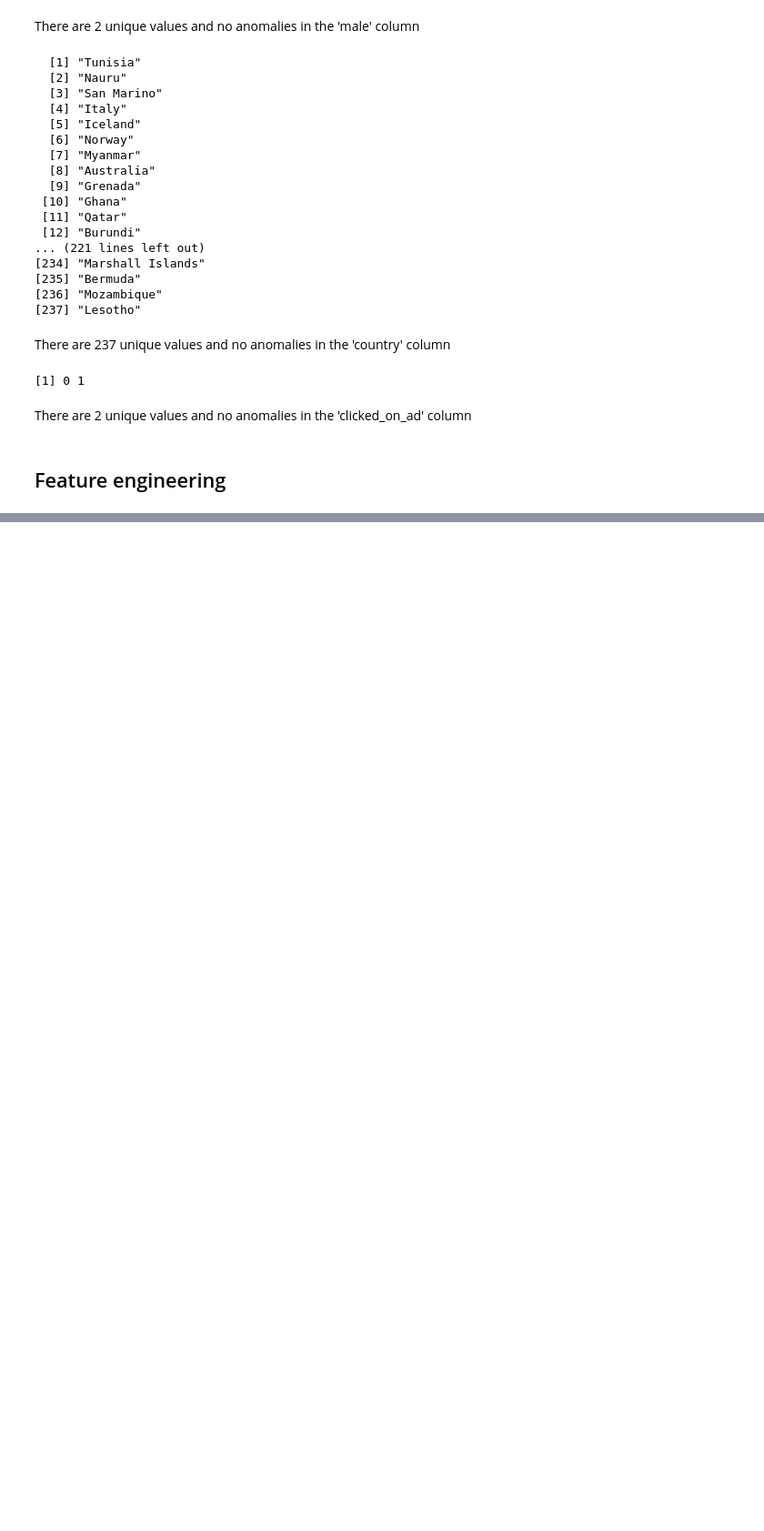
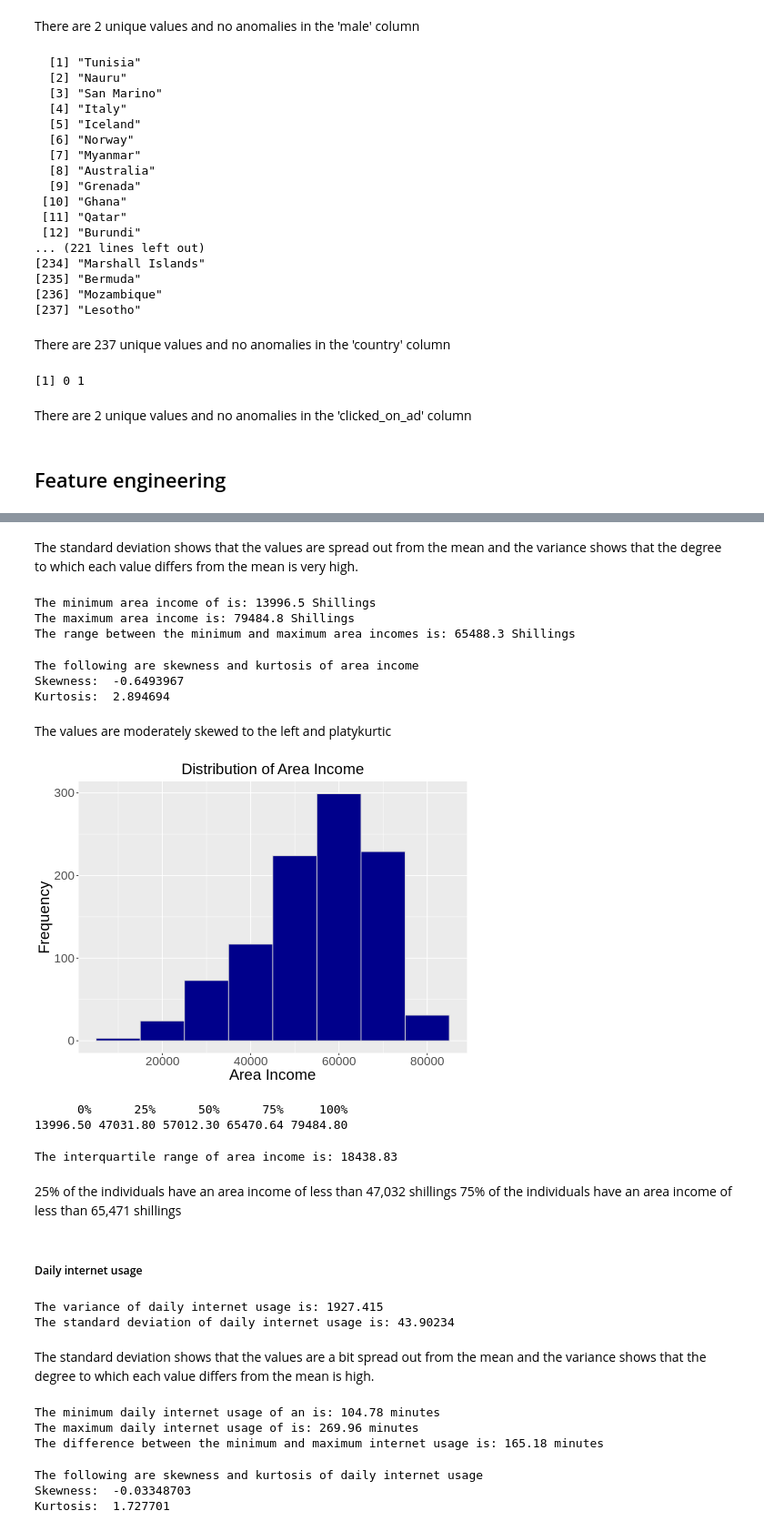
Before and after one commit to WambuiKahuthu/MORINGA_CORE_WEEK12_EDA_R, a Jupyter notebook: Week_12_IP.ipynb, the cells around one changed output, grey strips where cells are left out. Shown at 91% size. Saved outputs shown, nothing was run; the diff lists cells and outputs as text; code cells hidden in the pictures; blank space fills up the shorter version.

```diff
--- a/Week_12_IP.ipynb
+++ b/Week_12_IP.ipynb
@@ -316,0 +498,74 @@ pie(clicked, labels = lbls,
+# %% [markdown]
+The standard deviation shows that the values are spread out from the mean and the variance shows that the degree to which each value differs from the mean is very high.
+# %%
+# compute the range, and the minimum and maximum values in 'area_income' column
+cat("The minimum area income of is:", min(data$area_income),'Shillings', '\n')
+cat("The maximum area income is:", max(data$area_income),'Shillings', '\n')
+cat('The range between the minimum and maximum area incomes is:', (max(data$area_income)-min(data$area_income)),'Shillings')
+# %% [output]
+The minimum area income of is: 13996.5 Shillings
+The maximum area income is: 79484.8 Shillings
+The range between the minimum and maximum area incomes is: 65488.3 Shillings
+# %%
+# compute the skewness and kurtosis of values in the 'area_income' column
+cat('The following are skewness and kurtosis of area income', '\n')
+cat("Skewness: ", skewness(data$area_income), '\n')
+cat("Kurtosis: ", kurtosis(data$area_income), '\n')
+# %% [output]
+The following are skewness and kurtosis of area income
+Skewness:  -0.6493967
+Kurtosis:  2.894694
+# %% [markdown]
+The values are moderately skewed to the left and platykurtic
+# %%
+# plot a histogram to visualize the distribution of values in 'area_income' column
+
+options(repr.plot.width = 8, repr.plot.height = 6)
+p = data %>% ggplot(aes(x = area_income ))
+
+p + geom_histogram(color="lightgray", fill="darkblue", binwidth = 10000) +
+    labs(title = "Distribution of Area Income", x = "Area Income", y = "Frequency") +
+    theme(axis.title = element_text(size = 20),
+          axis.text = element_text(size=16),
+          plot.title = element_text(hjust = 0.5, size = 20))
+# %% [output]
+[figure, added]
+# %%
+# compute the quantiles and interquartile range of the values in the 'area_income' column
+quantile(data$area_income)
+cat('The interquartile range of area income is:',IQR(data$area_income))
+# %% [output]
+      0%      25%      50%      75%     100%
+13996.50 47031.80 57012.30 65470.64 79484.80
+The interquartile range of area income is: 18438.83
+# %% [markdown]
+25% of the individuals have an area income of less than 47,032 shillings 75% of the individuals have an area income of less than 65,471 shillings
+# %% [markdown]
+##### Daily internet usage
+# %%
+# compute the variance and standard deviation of the values in 'daily_time_spent_on_site' column
+cat('The variance of daily internet usage is:',var(data$daily_internet_usage), '\n')
+cat('The standard deviation of daily internet usage is:',sd(data$daily_internet_usage))
+# %% [output]
+The variance of daily internet usage is: 1927.415
+The standard deviation of daily internet usage is: 43.90234
+# %% [markdown]
+The standard deviation shows that the values are a bit spread out from the mean and the variance shows that the degree to which each value differs from the mean is high.
+# %%
+# compute the range, and the minimum and maximum values in 'daily_internet_usage' column
+cat("The minimum daily internet usage of an is:", min(data$daily_internet_usage),'minutes', '\n')
+cat("The maximum daily internet usage of is:", max(data$daily_internet_usage),'minutes', '\n')
+cat('The difference between the minimum and maximum internet usage is:', (max(data$daily_internet_usage)-min(data$daily_internet_usage)),'minutes')
+# %% [output]
+The minimum daily internet usage of an is: 104.78 minutes
+The maximum daily internet usage of is: 269.96 minutes
+The difference between the minimum and maximum internet usage is: 165.18 minutes
+# %%
+# compute the skewness and kurtosis of values in the 'daily_internet_usage' column
+cat('The following are skewness and kurtosis of daily internet usage', '\n')
+cat("Skewness: ", skewness(data$daily_internet_usage), '\n')
+cat("Kurtosis: ", kurtosis(data$daily_internet_usage), '\n')
+# %% [output]
+The following are skewness and kurtosis of daily internet usage
+Skewness:  -0.03348703
+Kurtosis:  1.727701
```
Also changed, not shown: parts of 73 cells of this notebook.
